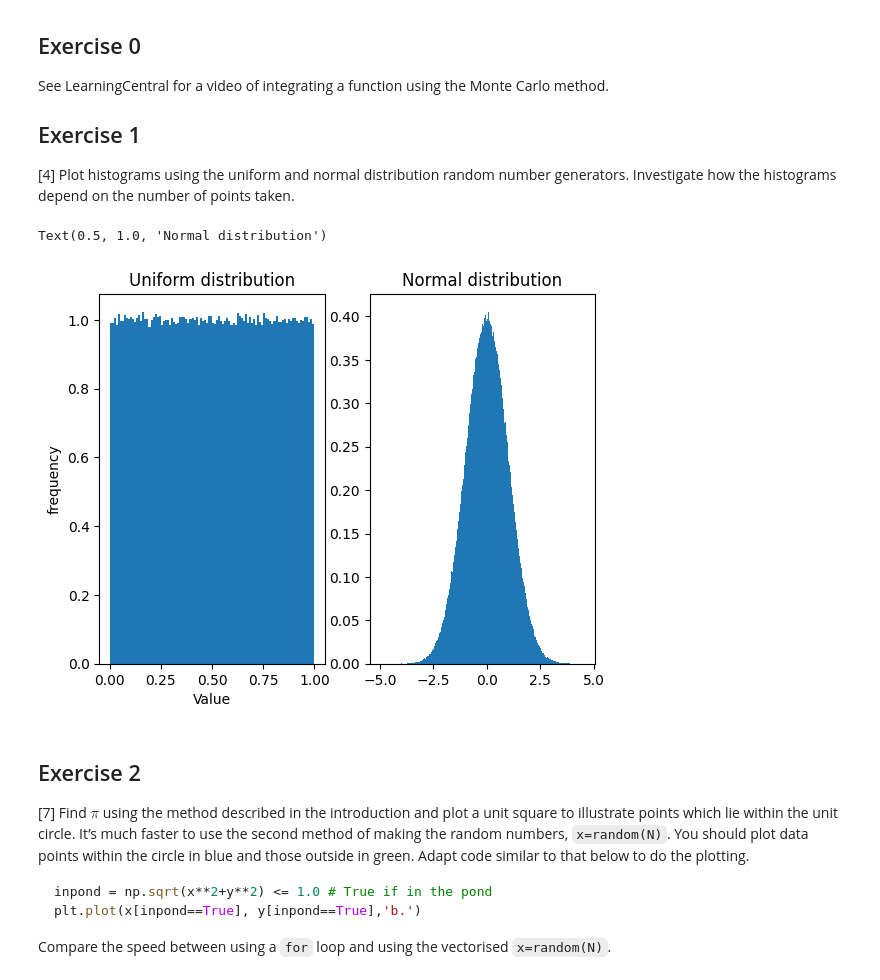
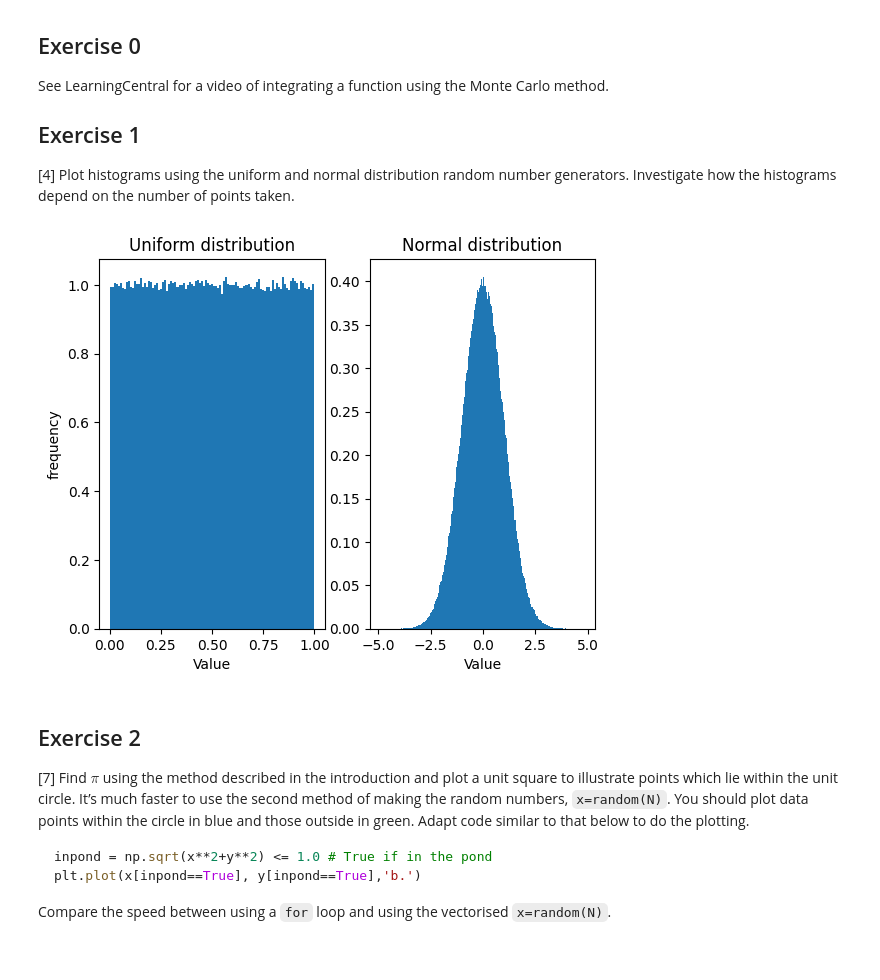
Before and after one commit to PX2145-2025/week-6-b-Whittle-Keenan, a Jupyter notebook: Monte_Carlo.ipynb, the cells around one changed output. Saved outputs shown, nothing was run; the diff lists cells and outputs as text; code cells hidden in the pictures.

```diff
--- a/Monte_Carlo.ipynb
+++ b/Monte_Carlo.ipynb
@@ -185,24 +185,26 @@ taken.
 # %%
 # Number of points
 N = 1000000
 
 # Generate the data
 uniform = np.random.rand(N)
 normal = np.random.normal(size=N)
 
 # Plot histograms
 plt.subplot(1, 2, 1)
 plt.hist(uniform, bins='auto', density=True)
 plt.title('Uniform distribution')
 plt.xlabel('Value')
 plt.ylabel('frequency')
 
 plt.subplot(1, 2, 2)
 plt.hist(normal, bins='auto', density=True)
 plt.title('Normal distribution')
+plt.xlabel('Value')
+
+plt.show()
 # %% [output]
-Text(0.5, 1.0, 'Normal distribution')
-[figure, old version]
+[figure, new version]
 # %% [markdown]
 ## Exercise 2
 
```
Also changed, not shown: parts of 2 cells of this notebook.
